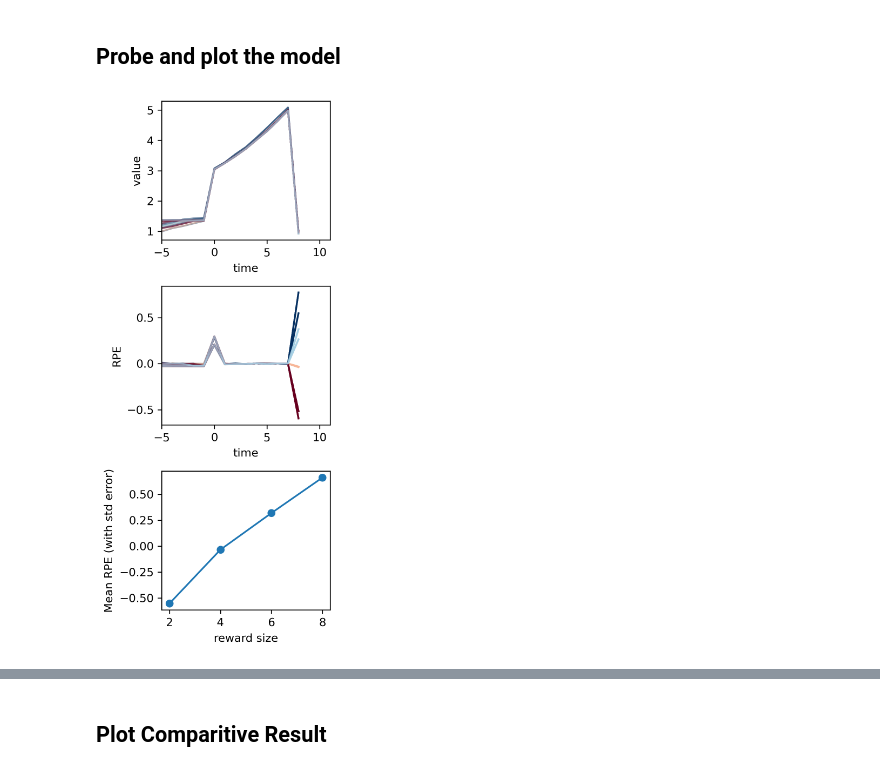
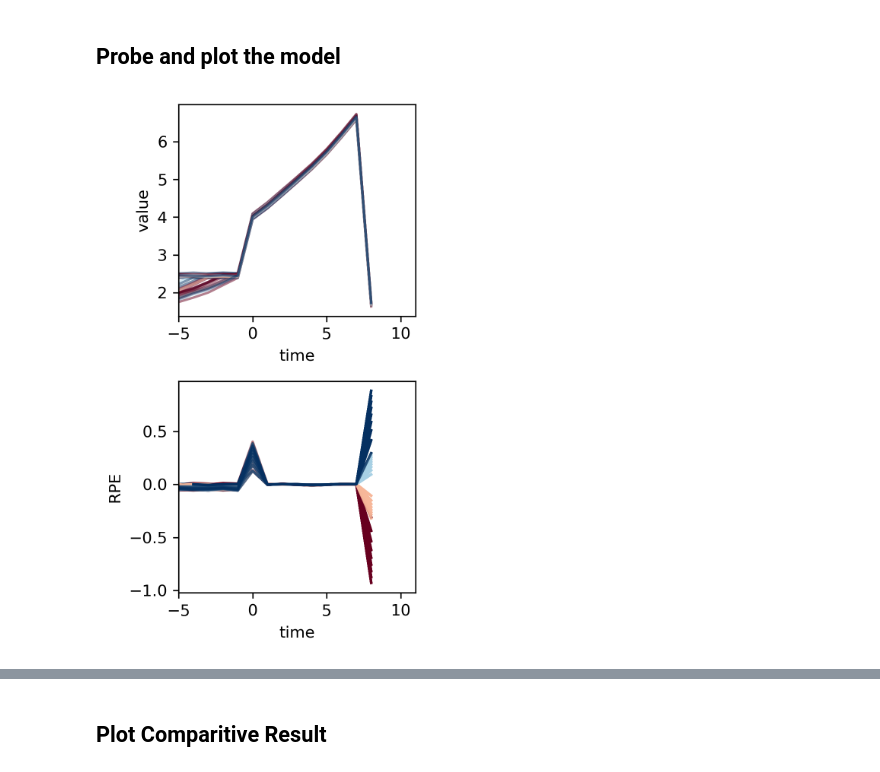
Before and after one commit to avg-bitsian/distributional-td-with-episodes, a Jupyter notebook: main_notebook.ipynb, the cells around one changed output, grey strips where cells are left out. Drawn from its saved outputs; the diff is of its cells as text; code cells hidden in the pictures.

```diff
--- a/main_notebook.ipynb
+++ b/main_notebook.ipynb
@@ -60,12 +60,17 @@ model # parameters: 8151
 epochs = 300
 batch_size = 12
 learning_rate = 0.003
-alpha_plus = np.array([0.02, 0.04])     #learning rate for positive errors
-alpha_minus = np.array([0.08, 0.06])    #learning rate for negative errors
+alpha_plus = np.array([0.09, 0.08, 0.07, 0.06, 0.05, 0.04, 0.03, 0.02, 0.01])     #learning rate for positive errors
+alpha_minus = np.array([0.01, 0.02, 0.03, 0.04, 0.05, 0.06, 0.07, 0.08, 0.09])    #learning rate for negative errors
+# alpha_plus_tensor = torch.tensor(np.array([0.08, 0.09]))
+# alpha_minus_tensor = torch.tensor(np.array([0.02, 0.01]))
+tau_vector = alpha_plus/(alpha_plus+alpha_minus)
+tau_vector = np.round(tau_vector, 2)
 
 dataloader = make_dataloader(E, batch_size=batch_size)
 
 base_nomenclature = create_nomenclature(alpha_plus, alpha_minus)
+# base_nomenclature = create_nomenclature(alpha_plus_tensor, alpha_minus_tensor)
 model_name = base_nomenclature + f"_with_{epochs}epochs"
 
 save_model = True
@@ -130,34 +139,28 @@ if save_model:
 # %%
 #plotting the results
 rsizes = E.rew_size_distributions[0].rew_sizes
 clrs = {rsizes[i]: plt.cm.RdBu(i/(len(rsizes)-1)) for i in np.arange(len(rsizes))}
 
-plt.figure(figsize=(3,7), dpi=300)
+plt.figure(figsize=(3,5), dpi=300)
 for c,trial in enumerate(responses[:50]):
     xs = np.arange(len(trial)) - trial.iti
 
-    plt.subplot(3,1,1)
+    plt.subplot(2,1,1)
     plt.plot(xs, trial.value, '-', color=clrs[trial.reward_size], alpha=0.5)
     plt.xlabel('time')
     plt.ylabel('value')
     plt.xlim([-5, 11])
 
-    plt.subplot(3,1,2)
+    plt.subplot(2,1,2)
     plt.plot(xs[1:], trial.rpe, '-', color=clrs[trial.reward_size], alpha=0.5)
     plt.xlabel('time')
     plt.ylabel('RPE')
     plt.xlim([-5, 11])
+plt.tight_layout()
 
-plt.subplot(3, 1, 3)
-plt.errorbar(reward_sizes, rpe_means, yerr=rpe_std_errors, fmt='o-')
-plt.xlabel('reward size')
-plt.ylabel('Mean RPE (with std error)')
-
-plt.tight_layout()
 if save_model:
     plt.savefig(path_to_models + model_name + "_results", bbox_inches='tight')
+
 plt.show()
-
-# print("Standard Errors in the RPE = ", rpe_std_errors)
 # %% [output]
-[figure, old version]
+[figure, new version]
```
Also changed, not shown: parts of 8 cells of this notebook.
